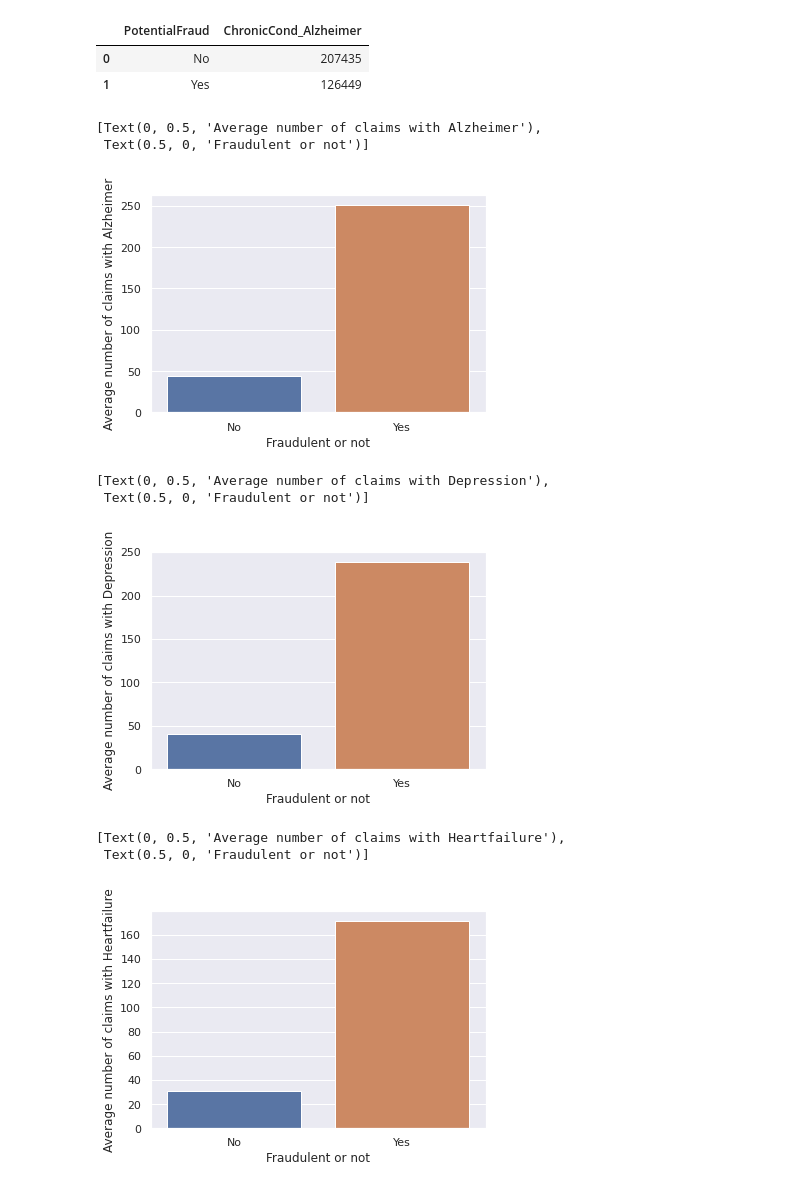
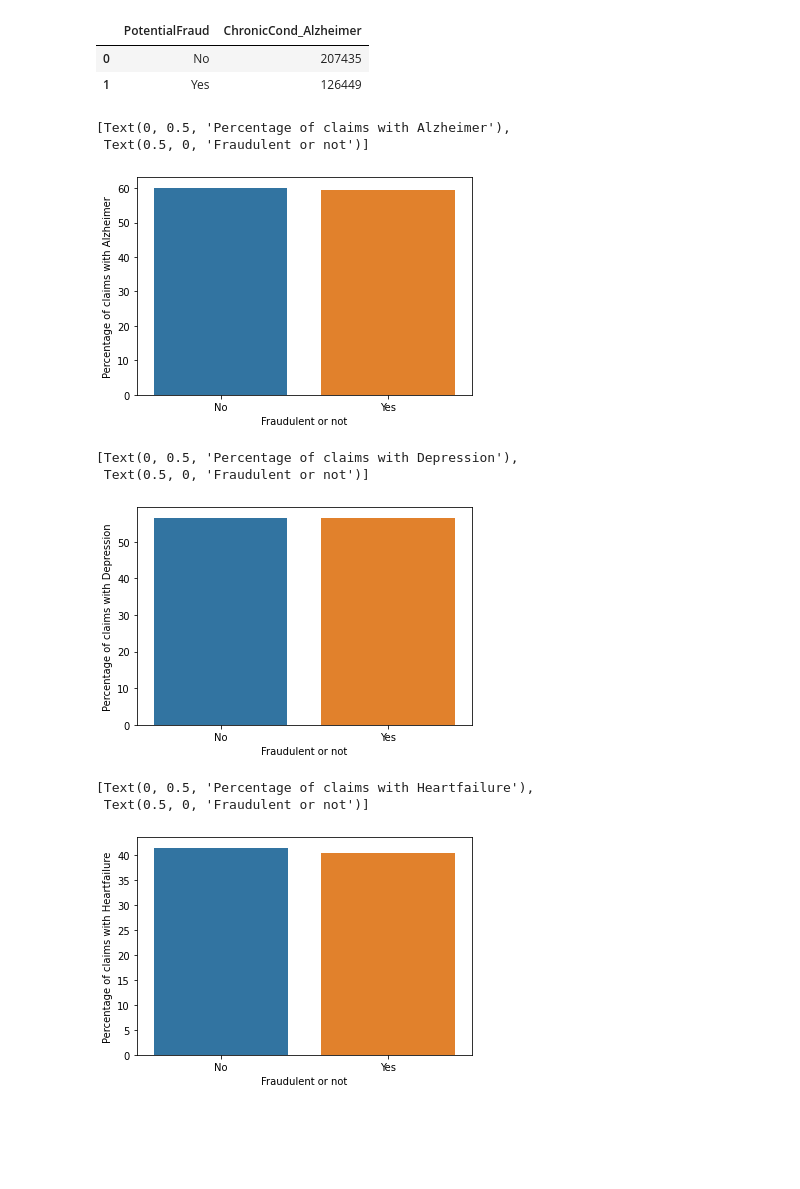
Before and after one commit to areias/healthcare_fraud, a Jupyter notebook: healthcare_fraud.ipynb, the cells around one changed output. Saved outputs shown, nothing was run; the diff lists cells and outputs as text; code cells hidden in the pictures; blank space fills up the shorter version.

```diff
--- a/healthcare_fraud.ipynb
+++ b/healthcare_fraud.ipynb
@@ -507,29 +508,38 @@ groups
 | 0 | No | 207435 |
 | 1 | Yes | 126449 |
 # %%
-groups = final_train.loc[final_train['ChronicCond_Alzheimer']==2].groupby(['Provider','PotentialFraud'], as_index=False)['ChronicCond_Alzheimer'].count()
-groups=groups.groupby(['PotentialFraud'], as_index=False)['ChronicCond_Alzheimer'].mean()
-ax=sns.barplot(x='PotentialFraud',y='ChronicCond_Alzheimer', data=groups)
-ax.set(xlabel="Fraudulent or not", ylabel = "Average number of claims with Alzheimer")
+Alz = final_train.loc[final_train['ChronicCond_Alzheimer']==2].groupby(['Provider','PotentialFraud'], as_index=False)['ChronicCond_Alzheimer'].count()
+total=final_train.groupby(['Provider', 'PotentialFraud'], as_index=False)['ClaimID'].count()
+groups=pd.merge(Alz, total, on=['Provider','PotentialFraud'])
+groups=groups.groupby(['PotentialFraud'], as_index=False)[['ChronicCond_Alzheimer','ClaimID']].sum()
+groups['Alzheimer_per']=(groups['ChronicCond_Alzheimer']/groups['ClaimID'])*100
+ax=sns.barplot(x='PotentialFraud',y='Alzheimer_per', data=groups)
+ax.set(xlabel="Fraudulent or not", ylabel = "Percentage of claims with Alzheimer")
 # %% [output]
-[Text(0, 0.5, 'Average number of claims with Alzheimer'),
+[Text(0, 0.5, 'Percentage of claims with Alzheimer'),
  Text(0.5, 0, 'Fraudulent or not')]
-[figure, old version]
+[figure, new version]
 # %%
-groups = final_train.loc[final_train['ChronicCond_Depression']==2].groupby(['Provider','PotentialFraud'], as_index=False)['ChronicCond_Depression'].count()
-groups=groups.groupby(['PotentialFraud'], as_index=False)['ChronicCond_Depression'].mean()
-ax=sns.barplot(x='PotentialFraud',y='ChronicCond_Depression', data=groups)
-ax.set(xlabel="Fraudulent or not", ylabel = "Average number of claims with Depression")
+Dep = final_train.loc[final_train['ChronicCond_Depression']==2].groupby(['Provider','PotentialFraud'], as_index=False)['ChronicCond_Depression'].count()
+total=final_train.groupby(['Provider', 'PotentialFraud'], as_index=False)['ClaimID'].count()
+groups=pd.merge(Dep, total, on=['Provider','PotentialFraud'])
+groups=groups.groupby(['PotentialFraud'], as_index=False)[['ChronicCond_Depression','ClaimID']].sum()
+groups['Depression_per']=(groups['ChronicCond_Depression']/groups['ClaimID'])*100
+ax=sns.barplot(x='PotentialFraud',y='Depression_per', data=groups)
+ax.set(xlabel="Fraudulent or not", ylabel = "Percentage of claims with Depression")
 # %% [output]
-[Text(0, 0.5, 'Average number of claims with Depression'),
+[Text(0, 0.5, 'Percentage of claims with Depression'),
  Text(0.5, 0, 'Fraudulent or not')]
-[figure, old version]
+[figure, new version]
 # %%
-groups = final_train.loc[final_train['ChronicCond_Heartfailure']==2].groupby(['Provider','PotentialFraud'], as_index=False)['ChronicCond_Heartfailure'].count()
-groups=groups.groupby(['PotentialFraud'], as_index=False)['ChronicCond_Heartfailure'].mean()
-ax=sns.barplot(x='PotentialFraud',y='ChronicCond_Heartfailure', data=groups)
-ax.set(xlabel="Fraudulent or not", ylabel = "Average number of claims with Heartfailure")
+heart = final_train.loc[final_train['ChronicCond_Heartfailure']==2].groupby(['Provider','PotentialFraud'], as_index=False)['ChronicCond_Heartfailure'].count()
+total=final_train.groupby(['Provider', 'PotentialFraud'], as_index=False)['ClaimID'].count()
+groups=pd.merge(heart, total, on=['Provider','PotentialFraud'])
+groups=groups.groupby(['PotentialFraud'], as_index=False)[['ChronicCond_Heartfailure','ClaimID']].sum()
+groups['heartfailure_per']=(groups['ChronicCond_Heartfailure']/groups['ClaimID'])*100
+ax=sns.barplot(x='PotentialFraud',y='heartfailure_per', data=groups)
+ax.set(xlabel="Fraudulent or not", ylabel = "Percentage of claims with Heartfailure")
 # %% [output]
-[Text(0, 0.5, 'Average number of claims with Heartfailure'),
+[Text(0, 0.5, 'Percentage of claims with Heartfailure'),
  Text(0.5, 0, 'Fraudulent or not')]
-[figure, old version]
+[figure, new version]
```
Also changed, not shown: parts of 5 cells of this notebook.
